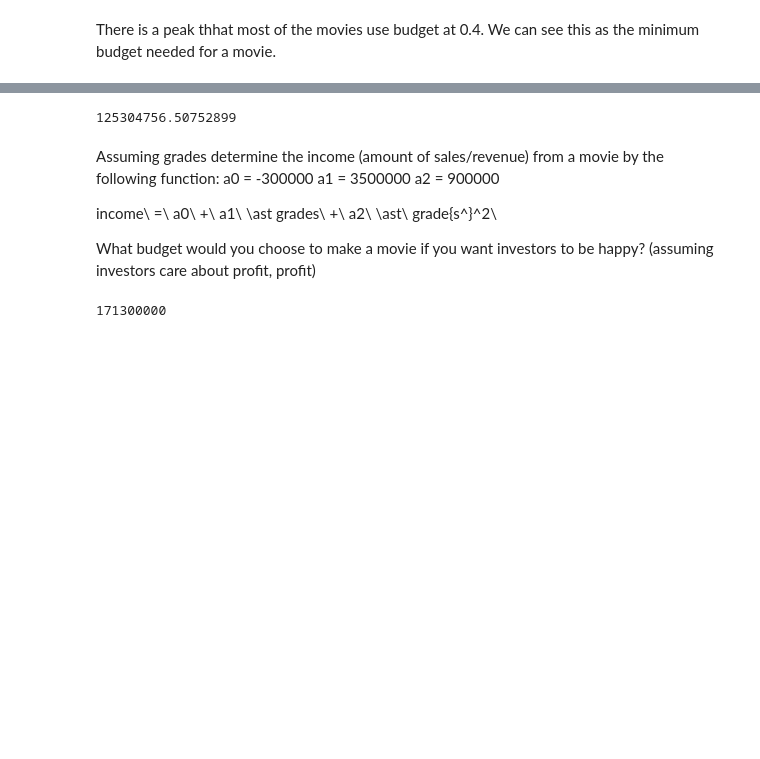
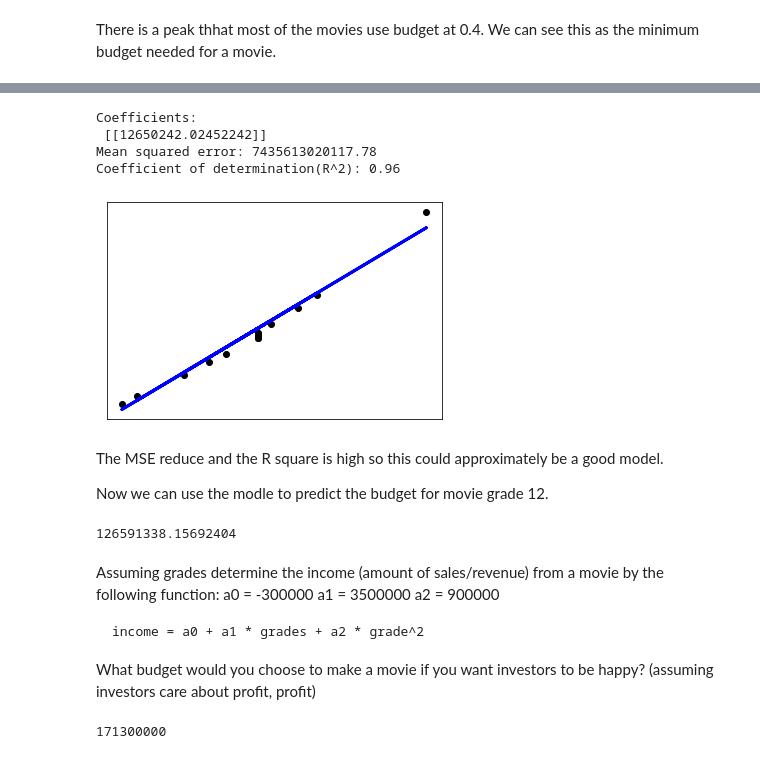
Before and after one commit to pchamio/Data-Analyst-Exercise, a Jupyter notebook: Data_Analyst_Exercise.ipynb, the cells around one changed output, grey strips where cells are left out. Drawn from its saved outputs; the diff is of its cells as text; code cells hidden in the pictures; blank space fills up the shorter version.

````diff
--- a/Data_Analyst_Exercise.ipynb
+++ b/Data_Analyst_Exercise.ipynb
@@ -226,24 +356,59 @@ Assuming it is possible to create a movie with an imaginary grade of 12, how muc
+# %%
+# create linear regression object
+regr = linear_model.LinearRegression()
+
+# train the model using the training sets
+regr.fit(X_train, y_train)
+
+# make predictions using the testing set
+y_pred = regr.predict(X_test)
+
+# the coefficients
+print('Coefficients: \n', regr.coef_)
+# the mean squared error
+print('Mean squared error: %.2f'
+      % mean_squared_error(y_test, y_pred))
+# the coefficient of determination(R-square): 1 is perfect prediction
+print('Coefficient of determination(R^2): %.2f'
+      % r2_score(y_test, y_pred))
+
+# plot outputs
+plt.scatter(X_test, y_test,  color='black')
+plt.plot(X_test, y_pred, color='blue', linewidth=3)
+
+plt.xticks(())
+plt.yticks(())
+
+plt.show()
+# %% [output]
+Coefficients:
+ [[12650242.02452242]]
+Mean squared error: 7435613020117.78
+Coefficient of determination(R^2): 0.96
+[figure, added]
+# %% [markdown]
+The MSE reduce and the R square is high so this could approximately be a good model.
+
+Now we can use the modle to predict the budget for movie grade 12.
 # %%
-# build linear regression to predict movie grade 12
-# predictor X
-X = [[x] for x in df_final['grade'].values]
-# Y
-y = [[x] for x in df_final['budget'].values]
-# fit linear regression
-reg = LinearRegression().fit(X, y)
-
 # suppose we want to predict movie grade 12
 grade = 12
 
 # the predicted cost of movie
-grade12_cost = reg.predict(np.array([[grade]]))[0].item()
+grade12_cost = regr.predict(np.array([[grade]]))[0].item()
 grade12_cost
 # %% [output]
-125304756.50752899
+126591338.15692404
 # %% [markdown]
 Assuming grades determine the income (amount of sales/revenue) from a movie by the following function: a0 = -300000 a1 = 3500000 a2 = 900000
 
-income\ =\ a0\ +\ a1\ \ast grades\ +\ a2\ \ast\ grade{s^}^2\
+
+
+```
+income = a0 + a1 * grades + a2 * grade^2
+```
+
+
 
 What budget would you choose to make a movie if you want investors to be happy? (assuming investors care about profit, profit)
 # %%
````
Also changed, not shown: parts of 38 cells of this notebook.
